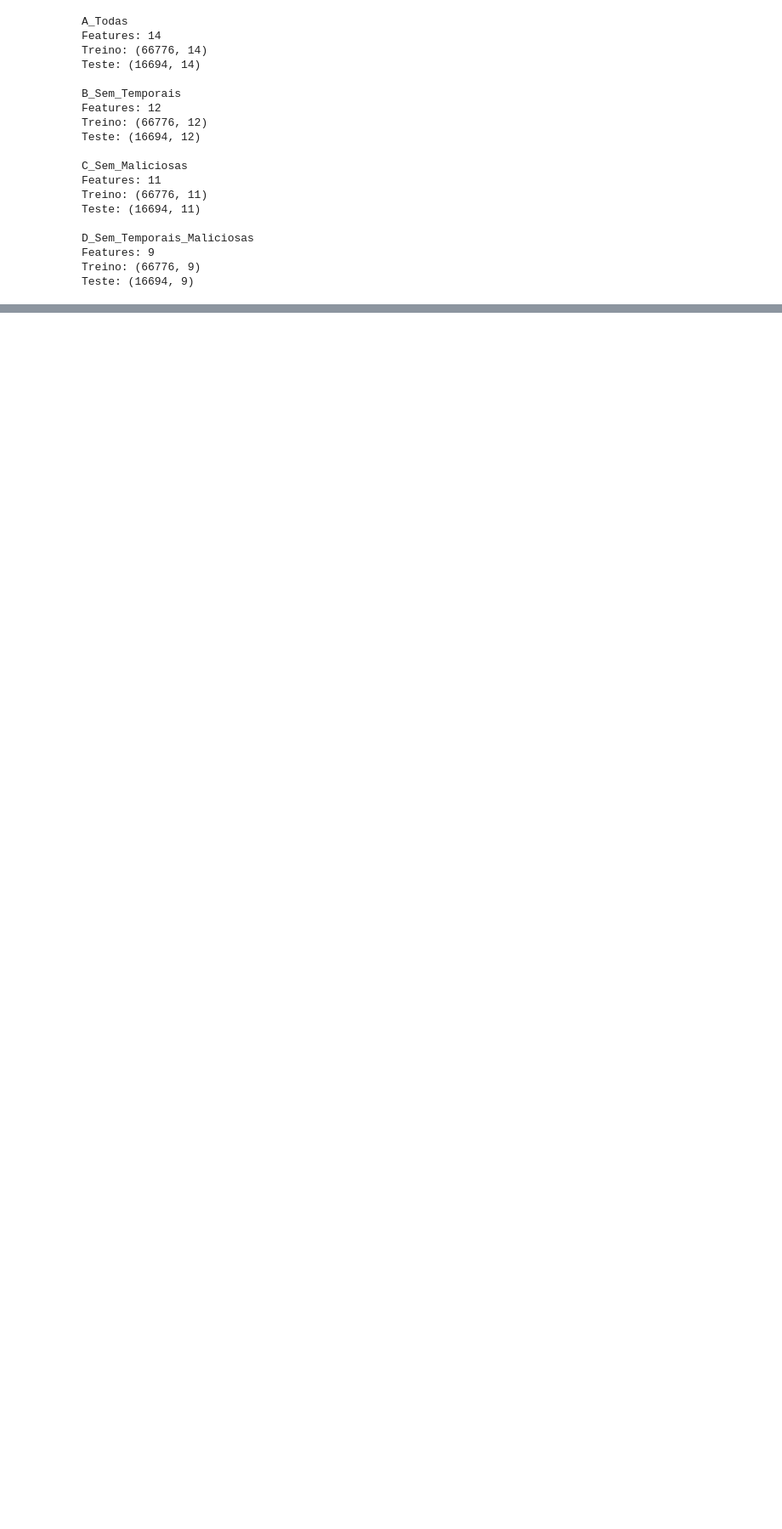
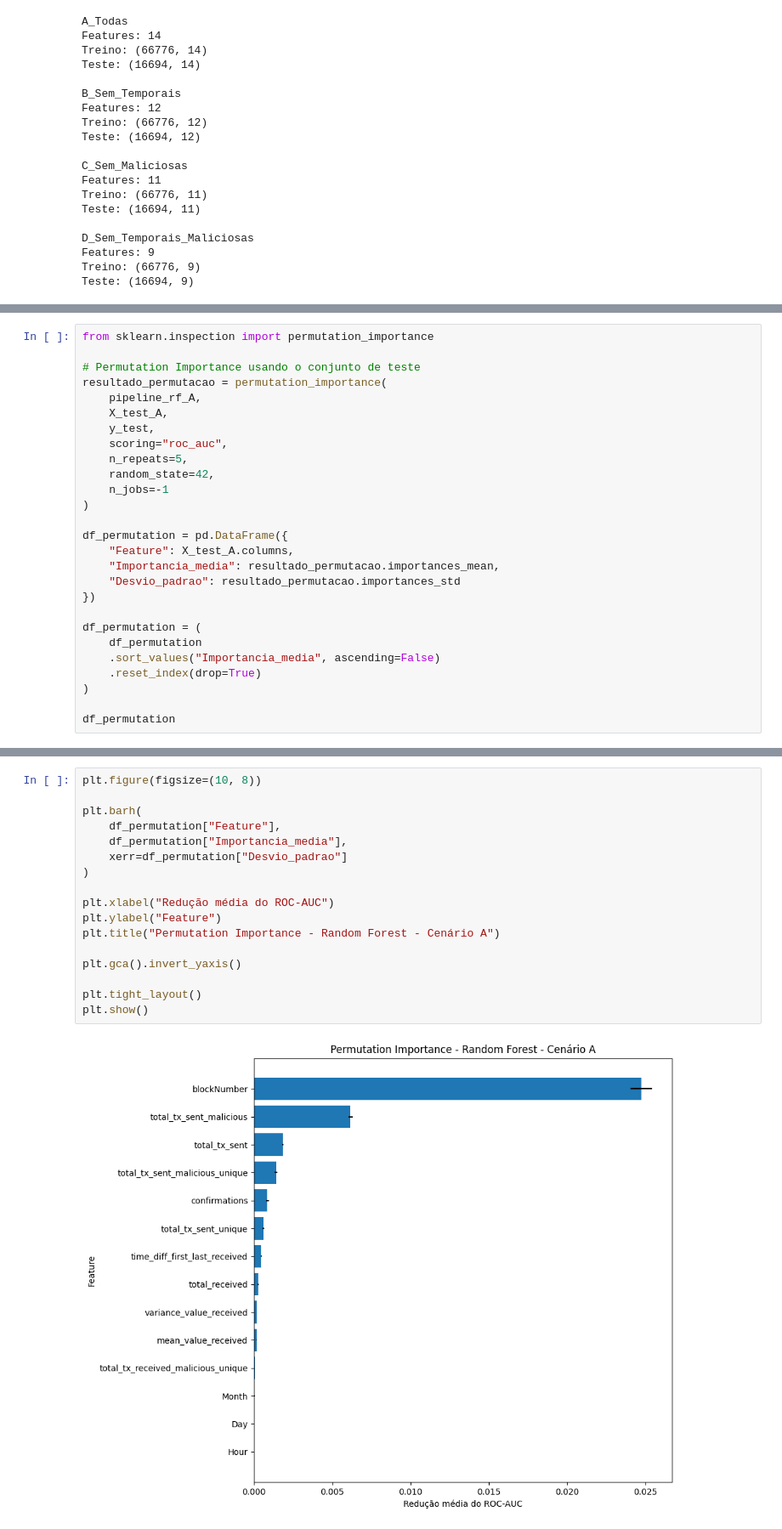
Before and after one commit to GabrielThiel/ethereum-fraud-analysis, a Jupyter notebook: notebooks/01-exploracao-datasets.ipynb, the cells around one changed output, grey strips where cells are left out. Shown at 85% size. Drawn from its saved outputs; the diff is of its cells as text; blank space fills up the shorter version.

```diff
--- a/notebooks/01-exploracao-datasets.ipynb
+++ b/notebooks/01-exploracao-datasets.ipynb
@@ -1354,0 +1941,27 @@ Teste: (16694, 9)
+# %%
+from sklearn.inspection import permutation_importance
+
+# Permutation Importance usando o conjunto de teste
+resultado_permutacao = permutation_importance(
+    pipeline_rf_A,
+    X_test_A,
+    y_test,
+    scoring="roc_auc",
+    n_repeats=5,
+    random_state=42,
+    n_jobs=-1
+)
+
+df_permutation = pd.DataFrame({
+    "Feature": X_test_A.columns,
+    "Importancia_media": resultado_permutacao.importances_mean,
+    "Desvio_padrao": resultado_permutacao.importances_std
+})
+
+df_permutation = (
+    df_permutation
+    .sort_values("Importancia_media", ascending=False)
+    .reset_index(drop=True)
+)
+
+df_permutation
@@ -1354,0 +1984,19 @@ Teste: (16694, 9)
+# %%
+plt.figure(figsize=(10, 8))
+
+plt.barh(
+    df_permutation["Feature"],
+    df_permutation["Importancia_media"],
+    xerr=df_permutation["Desvio_padrao"]
+)
+
+plt.xlabel("Redução média do ROC-AUC")
+plt.ylabel("Feature")
+plt.title("Permutation Importance - Random Forest - Cenário A")
+
+plt.gca().invert_yaxis()
+
+plt.tight_layout()
+plt.show()
+# %% [output]
+[figure, added]
```
Also changed, not shown: parts of 41 cells of this notebook.
